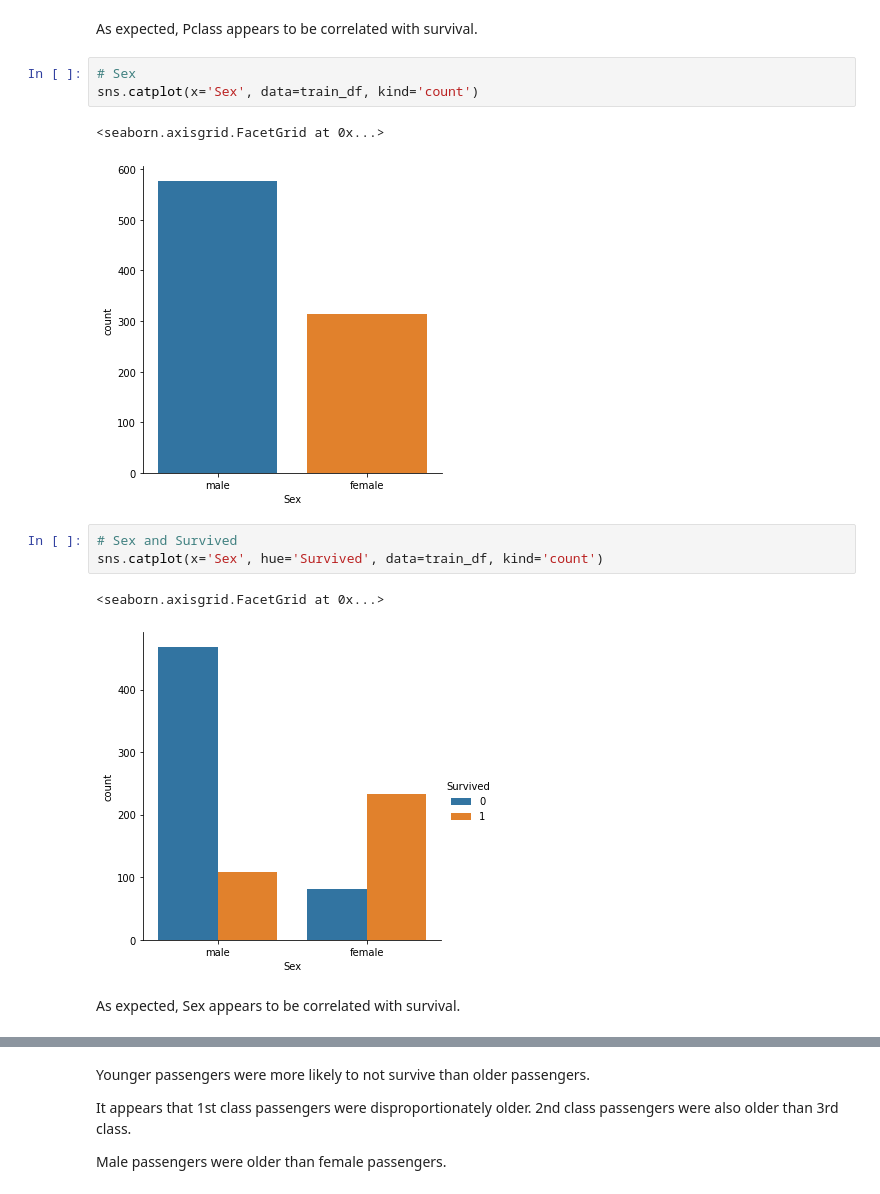
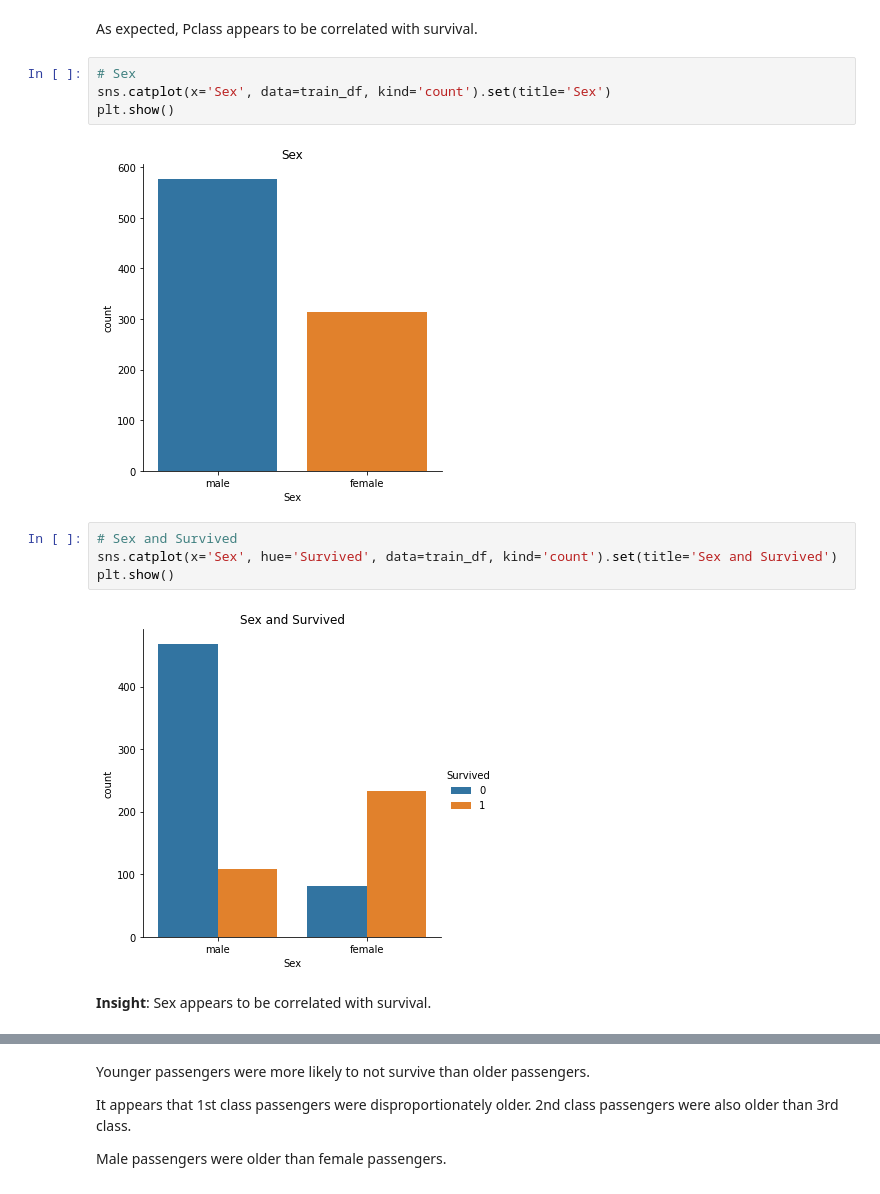
Before and after one commit to levimjoseph/kaggle-public, a Jupyter notebook: titanic-levimjoseph.ipynb, the cells around one changed output, grey strips where cells are left out. Saved outputs shown, nothing was run; the diff lists cells and outputs as text.

```diff
--- a/titanic-levimjoseph.ipynb
+++ b/titanic-levimjoseph.ipynb
@@ -143,17 +142,17 @@ sns.catplot(x='Pclass', hue='Survived', data=train_df, kind='count')
 As expected, Pclass appears to be correlated with survival.
 # %%
 # Sex
-sns.catplot(x='Sex', data=train_df, kind='count')
+sns.catplot(x='Sex', data=train_df, kind='count').set(title='Sex')
+plt.show()
 # %% [output]
-<seaborn.axisgrid.FacetGrid at 0x...>
-[figure, old version]
+[figure, new version]
 # %%
 # Sex and Survived
-sns.catplot(x='Sex', hue='Survived', data=train_df, kind='count')
+sns.catplot(x='Sex', hue='Survived', data=train_df, kind='count').set(title='Sex and Survived')
+plt.show()
 # %% [output]
-<seaborn.axisgrid.FacetGrid at 0x...>
-[figure, old version]
+[figure, new version]
 # %% [markdown]
-As expected, Sex appears to be correlated with survival.
+**Insight**: Sex appears to be correlated with survival.
 # %%
 # Embarked
```
Also changed, not shown: parts of 56 cells of this notebook.
